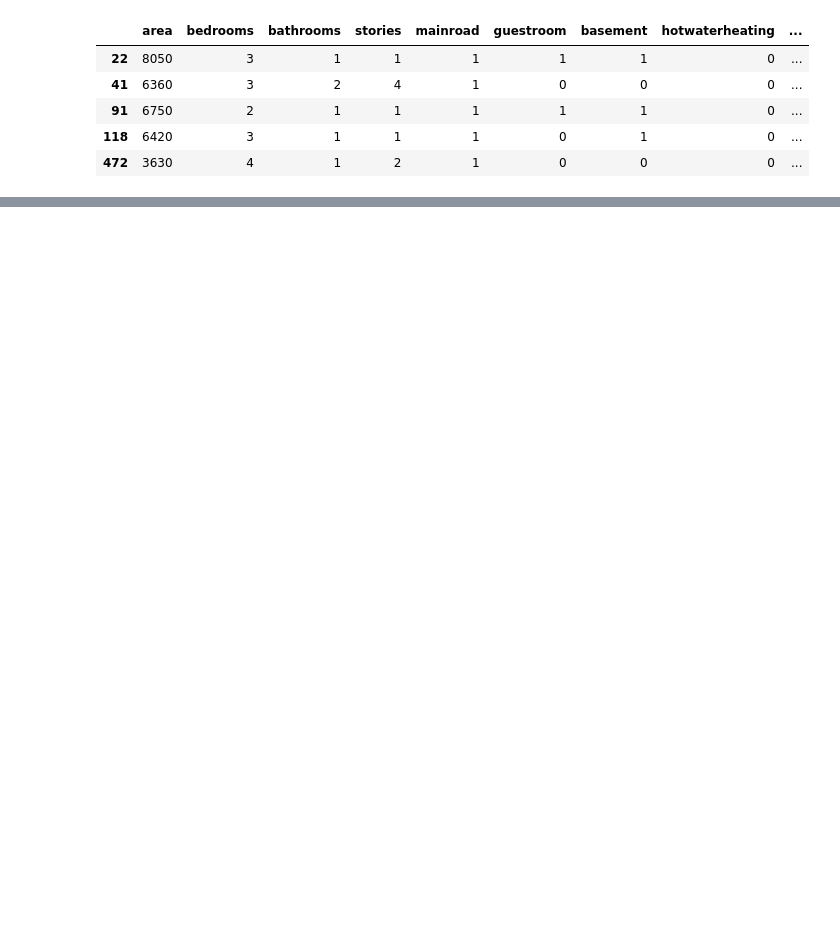
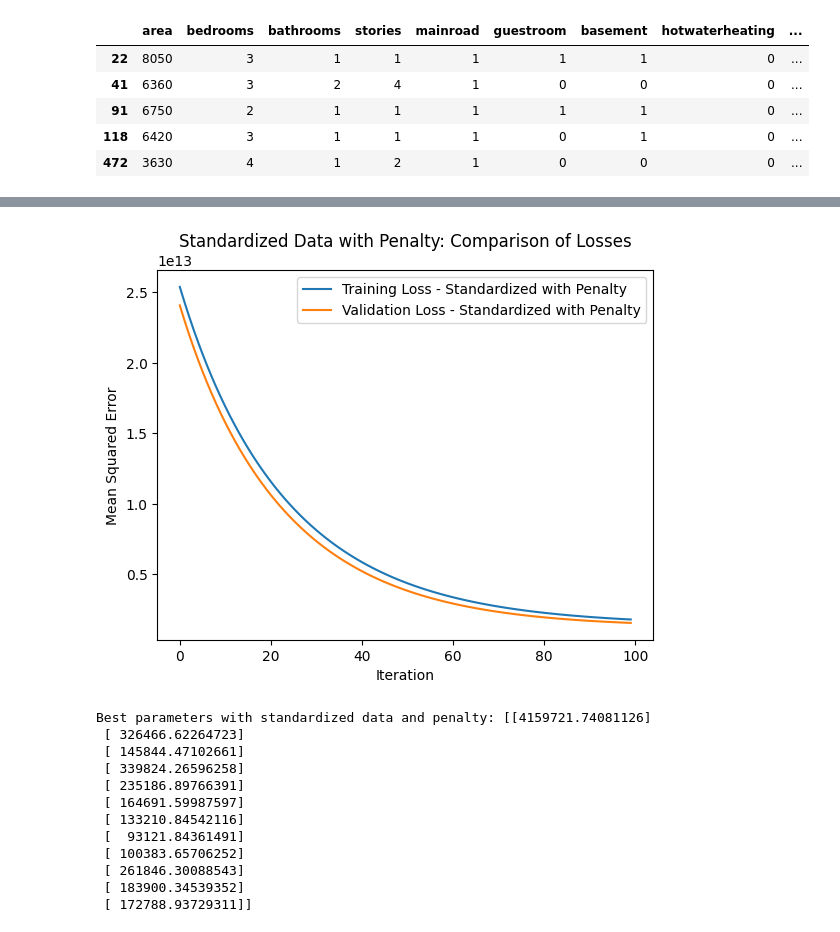
Before and after one commit to Swayyum/Intro-to-ML, a Jupyter notebook: HW2.ipynb, the cells around one changed output, grey strips where cells are left out. Cells and saved outputs as stored; diff of their text form; code cells hidden in the pictures; blank space fills up the shorter version.

```diff
--- a/HW2.ipynb
+++ b/HW2.ipynb
@@ -329,0 +418,58 @@ Best parameters with normalized data: [[1848473.01793572]
+# %%
+def run_gradient_descent_with_penalty(X_train, y_train, X_val, y_val, learning_rate, n_iterations, penalty):
+    m = len(X_train)
+    theta = np.zeros((X_train.shape[1] + 1, 1))
+
+    X_b_train = np.c_[np.ones((m, 1)), X_train]
+    X_b_val = np.c_[np.ones((len(X_val), 1)), X_val]
+
+    train_losses = []
+    val_losses = []
+
+    for iteration in range(n_iterations):
+        gradients = 2/m * X_b_train.T.dot(X_b_train.dot(theta) - y_train)
+        gradients[1:] += 2 * penalty * theta[1:]
+
+        theta -= learning_rate * gradients
+
+        train_loss = (1/m) * np.sum(np.square(X_b_train.dot(theta) - y_train))
+        val_loss = (1/len(X_val)) * np.sum(np.square(X_b_val.dot(theta) - y_val))
+
+        train_losses.append(train_loss)
+        val_losses.append(val_loss)
+
+    return train_losses, val_losses, theta
+
+# parameters
+learning_rate = 0.01
+n_iterations = 100
+penalty = 1.0  # Lambda for L2 regularization
+
+# Use the best scaling method (assume standardization is better)
+train_losses_standardized_penalty, val_losses_standardized_penalty, theta_standardized_penalty = run_gradient_descent_with_penalty(X_train_standardized, y_train, X_val_standardized, y_val, learning_rate, n_iterations, penalty)
+
+# Plotting for Standardized Data with penalty
+plt.plot(train_losses_standardized_penalty, label="Training Loss - Standardized with Penalty")
+plt.plot(val_losses_standardized_penalty, label="Validation Loss - Standardized with Penalty")
+plt.xlabel("Iteration")
+plt.ylabel("Mean Squared Error")
+plt.legend()
+plt.title("Standardized Data with Penalty: Comparison of Losses")
+plt.show()
+
+# Print the best parameters
+print("Best parameters with standardized data and penalty:", theta_standardized_penalty)
+# %% [output]
+[figure, added]
+Best parameters with standardized data and penalty: [[4159721.74081126]
+ [ 326466.62264723]
+ [ 145844.47102661]
+ [ 339824.26596258]
+ [ 235186.89766391]
+ [ 164691.59987597]
+ [ 133210.84542116]
+ [  93121.84361491]
+ [ 100383.65706252]
+ [ 261846.30088543]
+ [ 183900.34539352]
+ [ 172788.93729311]]
```
Also changed, not shown: parts of 5 cells of this notebook.
